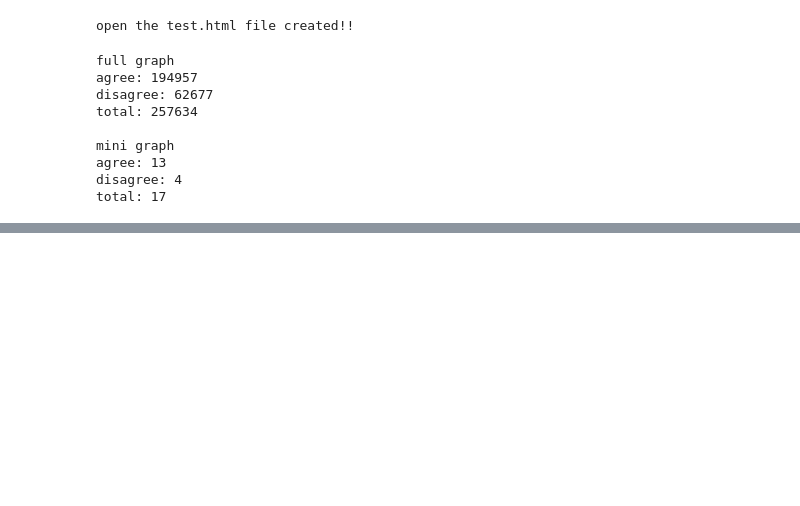
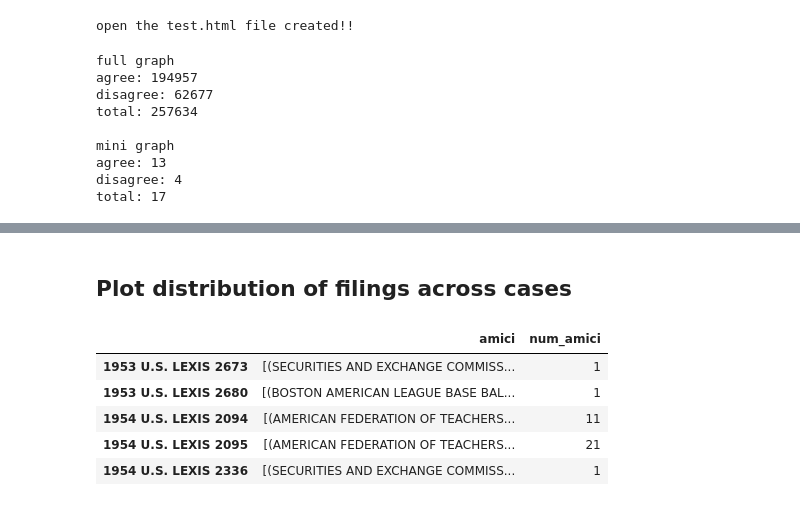
Before and after one commit to rbatra2000/info6850networks, a Jupyter notebook: main.ipynb, the cells around one changed output, grey strips where cells are left out. Drawn from its saved outputs; the diff is of its cells as text; code cells hidden in the pictures; blank space fills up the shorter version.

```diff
--- a/main.ipynb
+++ b/main.ipynb
@@ -557,0 +573,2 @@ print("avg number of cases per amicus:", np.mean(list(cases_per_amicus.values())
+# %% [markdown]
+## Plot distribution of filings across cases
@@ -557,0 +578,10 @@ print("avg number of cases per amicus:", np.mean(list(cases_per_amicus.values())
+# %%
+df['num_amici'] = df['amici'].apply(lambda x: len(x))
+df[['amici', 'num_amici']].head(5)
+# %% [output]
+|  | amici | num_amici |
+| 1953 U.S. LEXIS 2673 | [(SECURITIES AND EXCHANGE COMMISS... | 1 |
+| 1953 U.S. LEXIS 2680 | [(BOSTON AMERICAN LEAGUE BASE BAL... | 1 |
+| 1954 U.S. LEXIS 2094 | [(AMERICAN FEDERATION OF TEACHERS... | 11 |
+| 1954 U.S. LEXIS 2095 | [(AMERICAN FEDERATION OF TEACHERS... | 21 |
+| 1954 U.S. LEXIS 2336 | [(SECURITIES AND EXCHANGE COMMISS... | 1 |
```
Also changed, not shown: parts of 6 cells of this notebook, 1 other file.
